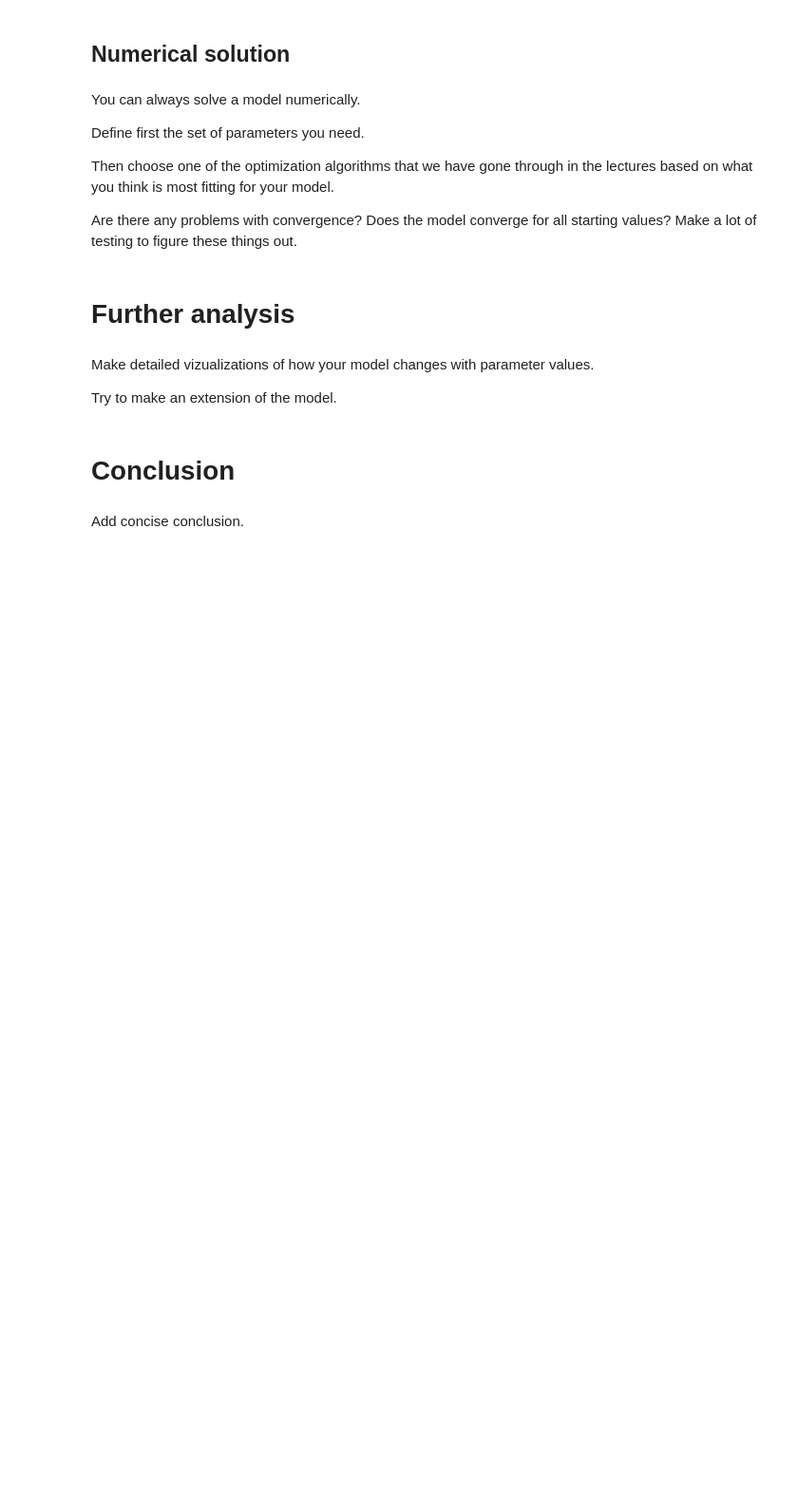
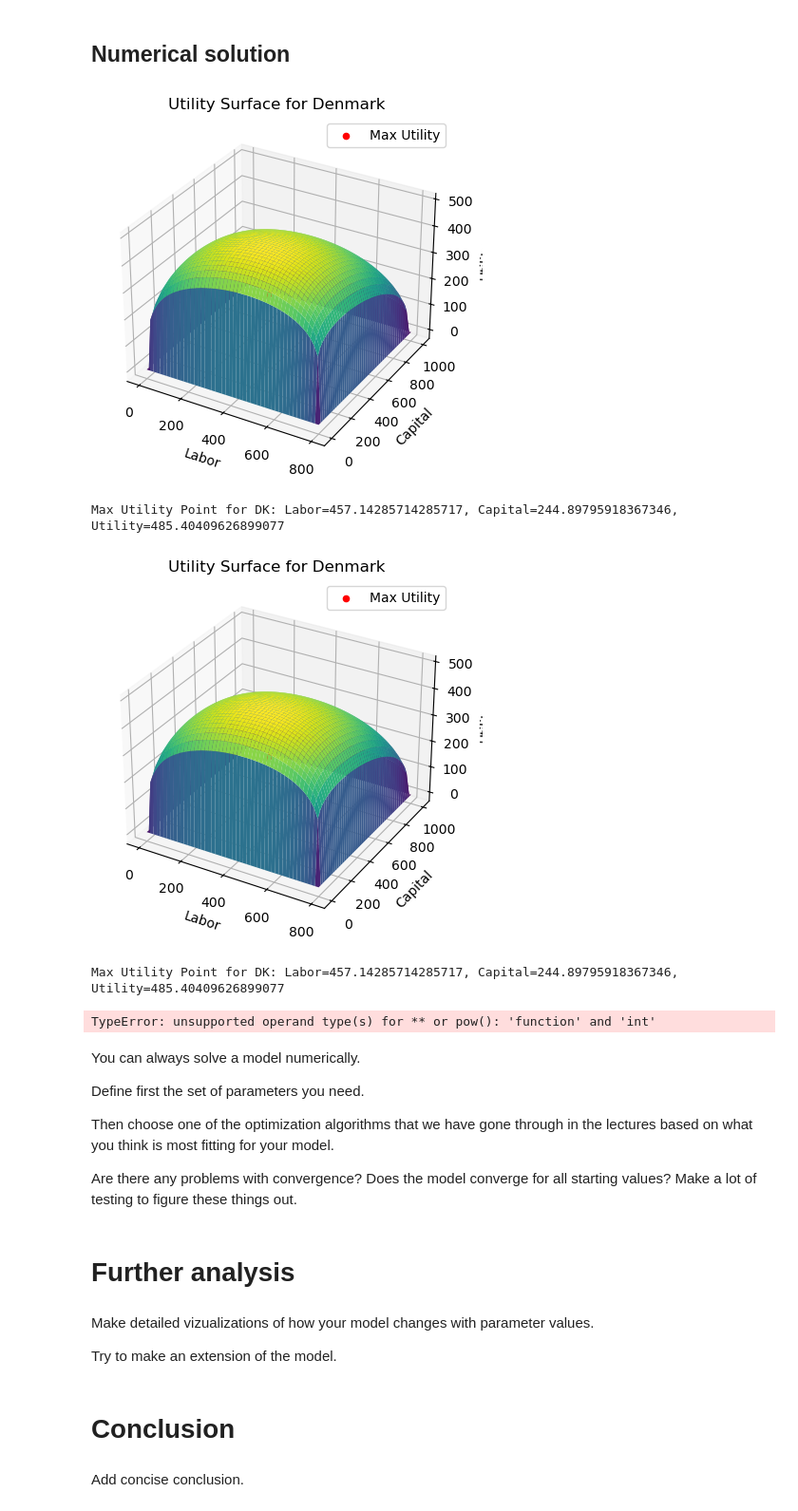
Before and after one commit to NumEconCopenhagen/projects-2024-anna-signe-og-klara, a Jupyter notebook: modelproject/modelproject.ipynb, the cells around one changed output. Shown at 95% size. Drawn from its saved outputs; the diff is of its cells as text; code cells hidden in the pictures; blank space fills up the shorter version.

```diff
--- a/modelproject/modelproject.ipynb
+++ b/modelproject/modelproject.ipynb
@@ -159,0 +147,9 @@ KeyboardInterrupt:
+# %%
+# Initialize HOmodelClass
+model = HOmodelClass()
+
+#Solve the model without trade using analytical solution
+results_without_trade = model.optimize_production_without_trade_analytical()
+
+# Solve the model with trade using analytical solution
+results_with_trade = model.optimize_production_with_trade_analytical()
@@ -160,5 +170,20 @@ KeyboardInterrupt:
 # %% [markdown]
 ## Numerical solution
+# %%
+# Assuming 'model' is your instance of the ModelProject class
+model.plot_utility_surface(country='DK', trade=True)
+
+model.plot_utility_surface(country='DK', trade=False)
+
+model.plot_utility_surface(country='CN', trade=True)
+
+model.plot_utility_surface(country='CN', trade=False)
+# %% [output]
+[figure, added]
+Max Utility Point for DK: Labor=457.14285714285717, Capital=244.89795918367346, Utility=485.40409626899077
+[figure, added]
+Max Utility Point for DK: Labor=457.14285714285717, Capital=244.89795918367346, Utility=485.40409626899077
+TypeError: unsupported operand type(s) for ** or pow(): 'function' and 'int'
 # %% [markdown]
 You can always solve a model numerically.
 
```
Also changed, not shown: parts of 6 cells of this notebook, 1 other file.
